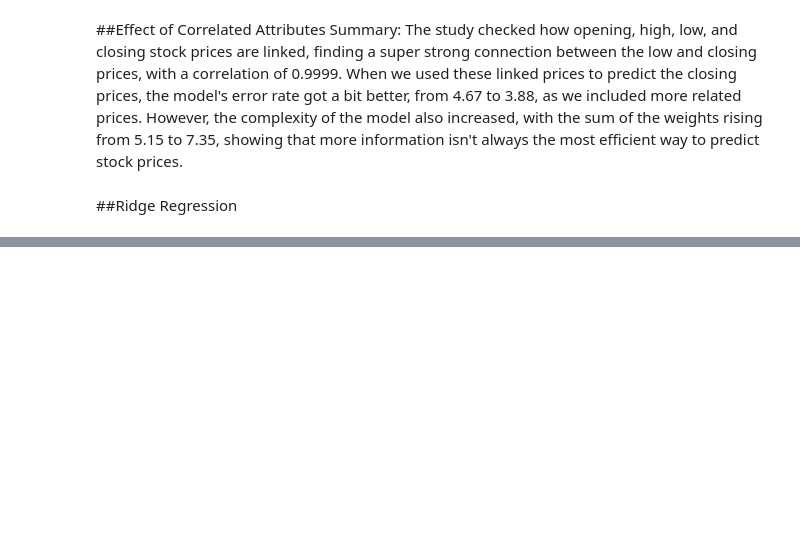
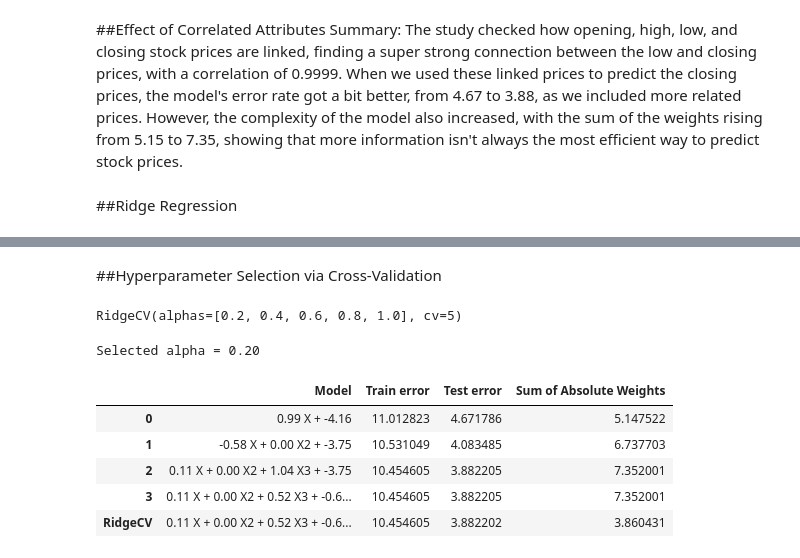
Before and after one commit to INFO-523-Exercises/hw-04-sarthakMiglani726, a Jupyter notebook: hw-04.ipynb, the cells around one changed output, grey strips where cells are left out. Drawn from its saved outputs; the diff is of its cells as text; code cells hidden in the pictures; blank space fills up the shorter version.

```diff
--- a/hw-04.ipynb
+++ b/hw-04.ipynb
@@ -249,0 +313,32 @@ The study checked how opening, high, low, and closing stock prices are linked, f
+# %% [markdown]
+##Hyperparameter Selection via Cross-Validation
+# %%
+from sklearn import linear_model
+
+ridge = linear_model.RidgeCV(cv=5,alphas=[0.2, 0.4, 0.6, 0.8, 1.0])
+ridge.fit(X_train4, y_train)
+# %% [output]
+RidgeCV(alphas=[0.2, 0.4, 0.6, 0.8, 1.0], cv=5)
+# %%
+y_pred_train_ridge = ridge.predict(X_train4)
+y_pred_test_ridge = ridge.predict(X_test4)
+
+model6 = "%.2f X + %.2f X2 + %.2f X3 + %.2f X4 + %.2f X5 + %.2f" % (ridge.coef_[0],
+                                        ridge.coef_[1], ridge.coef_[2],
+                                        ridge.coef_[3], ridge.coef_[4], ridge.intercept_)
+values6 = [ model6, np.sqrt(mean_squared_error(y_train, y_pred_train_ridge)),
+           np.sqrt(mean_squared_error(y_test, y_pred_test_ridge)),
+           np.absolute(ridge.coef_[0]).sum() + np.absolute(ridge.intercept_)]
+print("Selected alpha = %.2f" % ridge.alpha_)
+# %% [output]
+Selected alpha = 0.20
+# %%
+ridge_results = pd.DataFrame([values6], columns=columns, index=['RidgeCV'])
+pd.concat([results, ridge_results])
+# %% [output]
+|  | Model | Train error | Test error | Sum of Absolute Weights |
+| 0 | 0.99 X + -4.16 | 11.012823 | 4.671786 | 5.147522 |
+| 1 | -0.58 X + 0.00 X2 + -3.75 | 10.531049 | 4.083485 | 6.737703 |
+| 2 | 0.11 X + 0.00 X2 + 1.04 X3 + -3.75 | 10.454605 | 3.882205 | 7.352001 |
+| 3 | 0.11 X + 0.00 X2 + 0.52 X3 + -0.6... | 10.454605 | 3.882205 | 7.352001 |
+| RidgeCV | 0.11 X + 0.00 X2 + 0.52 X3 + -0.6... | 10.454605 | 3.882202 | 3.860431 |
```
Also changed, not shown: parts of 12 cells of this notebook.
